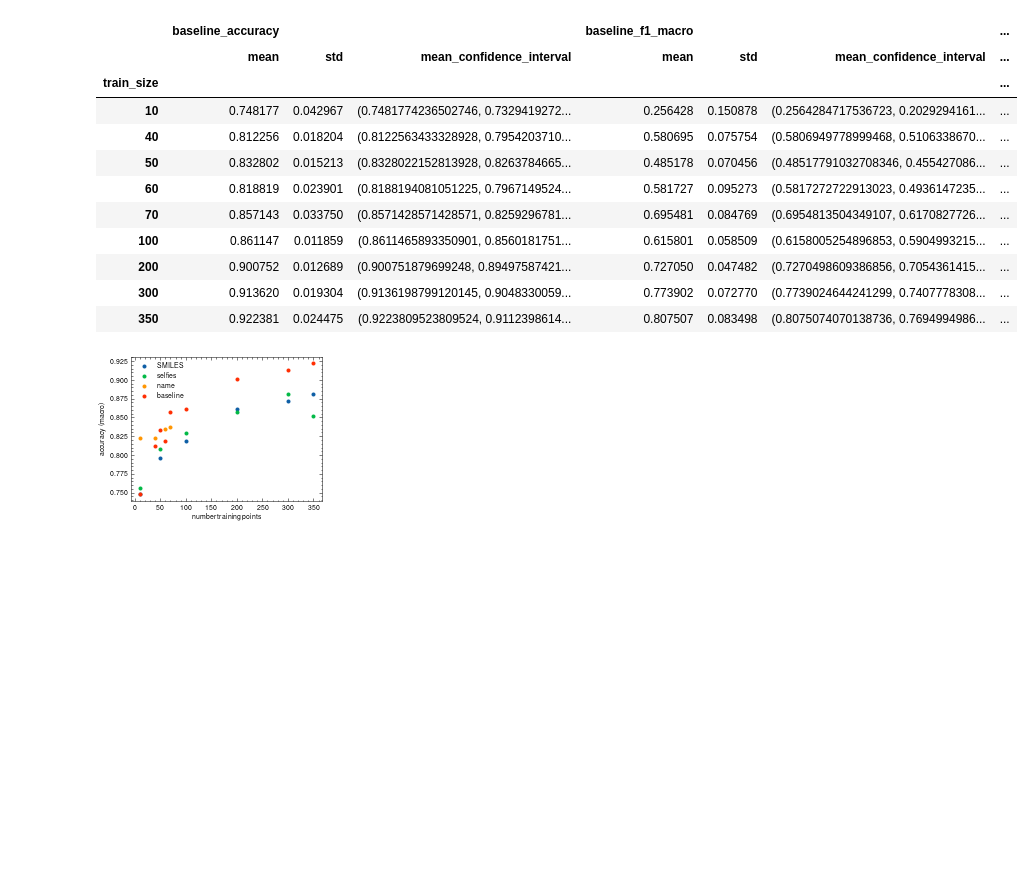
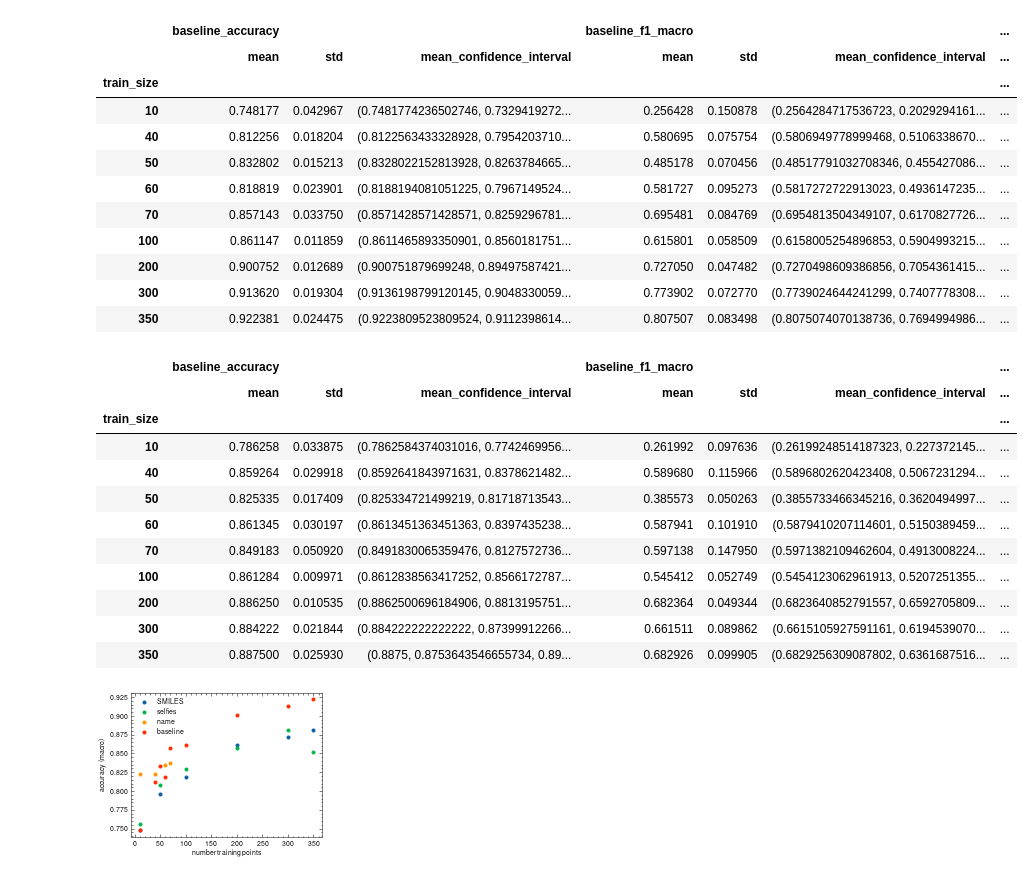
Before and after one commit to kjappelbaum/gpt3forchem, a Jupyter notebook: experiments/29_compile_photoswitch_results.ipynb, the cells around one changed output. Cells and saved outputs as stored; diff of their text form; code cells hidden in the pictures; blank space fills up the shorter version.

Commit message:
tabpfn
Former-commit-id: 70309e807b5289d623276d001796d9f19c9b28f1
Former-commit-id: e667979baf5d9a8c27c1a1683d2e69139993c2be

```diff
--- a/experiments/29_compile_photoswitch_results.ipynb
+++ b/experiments/29_compile_photoswitch_results.ipynb
@@ -114,6 +130,7 @@ for filename in all_augmentation_res:
 # %%
 compiled_classification_data = pd.DataFrame(compiled_classification_data)
 compiled_baseline_data = pd.DataFrame(compiled_baseline_data)
+compiled_tabpfn_baseline_data  = pd.DataFrame(compiled_tabpfn_baseline_data)
 
 compiled_augmentation_data = pd.DataFrame(compiled_augmentation_data)
 compiled_augmentation_baseline_data = pd.DataFrame(compiled_augmentation_baseline_data)
@@ -210,6 +243,25 @@ compiled_baseline_data_agg
 | 200 | 0.900752 | 0.012689 | (0.900751879699248, 0.89497587421... | 0.727050 | 0.047482 | (0.7270498609386856, 0.7054361415... | ... |
 | 300 | 0.913620 | 0.019304 | (0.9136198799120145, 0.9048330059... | 0.773902 | 0.072770 | (0.7739024644241299, 0.7407778308... | ... |
 | 350 | 0.922381 | 0.024475 | (0.9223809523809524, 0.9112398614... | 0.807507 | 0.083498 | (0.8075074070138736, 0.7694994986... | ... |
+# %%
+compiled_tabpfn_baseline_data_agg = compiled_tabpfn_baseline_data.groupby(["train_size"]).agg(
+    ["mean", "std", mean_confidence_interval]
+)
+# %%
+compiled_tabpfn_baseline_data_agg
+# %% [output]
+|  | baseline_accuracy |  |  | baseline_f1_macro |  |  | ... |
+|  | mean | std | mean_confidence_interval | mean | std | mean_confidence_interval | ... |
+| train_size |  |  |  |  |  |  | ... |
+| 10 | 0.786258 | 0.033875 | (0.7862584374031016, 0.7742469956... | 0.261992 | 0.097636 | (0.26199248514187323, 0.227372145... | ... |
+| 40 | 0.859264 | 0.029918 | (0.8592641843971631, 0.8378621482... | 0.589680 | 0.115966 | (0.5896802620423408, 0.5067231294... | ... |
+| 50 | 0.825335 | 0.017409 | (0.825334721499219, 0.81718713543... | 0.385573 | 0.050263 | (0.3855733466345216, 0.3620494997... | ... |
+| 60 | 0.861345 | 0.030197 | (0.8613451363451363, 0.8397435238... | 0.587941 | 0.101910 | (0.5879410207114601, 0.5150389459... | ... |
+| 70 | 0.849183 | 0.050920 | (0.8491830065359476, 0.8127572736... | 0.597138 | 0.147950 | (0.5971382109462604, 0.4913008224... | ... |
+| 100 | 0.861284 | 0.009971 | (0.8612838563417252, 0.8566172787... | 0.545412 | 0.052749 | (0.5454123062961913, 0.5207251355... | ... |
+| 200 | 0.886250 | 0.010535 | (0.8862500696184906, 0.8813195751... | 0.682364 | 0.049344 | (0.6823640852791557, 0.6592705809... | ... |
+| 300 | 0.884222 | 0.021844 | (0.884222222222222, 0.87399912266... | 0.661511 | 0.089862 | (0.6615105927591161, 0.6194539070... | ... |
+| 350 | 0.887500 | 0.025930 | (0.8875, 0.8753643546655734, 0.89... | 0.682926 | 0.099905 | (0.6829256309087802, 0.6361687516... | ... |
 # %%
 plt.scatter(
     compiled_classification_data_agg.loc["SMILES"].index,
```
Also changed, not shown: parts of 5 cells of this notebook, 24 other files.
